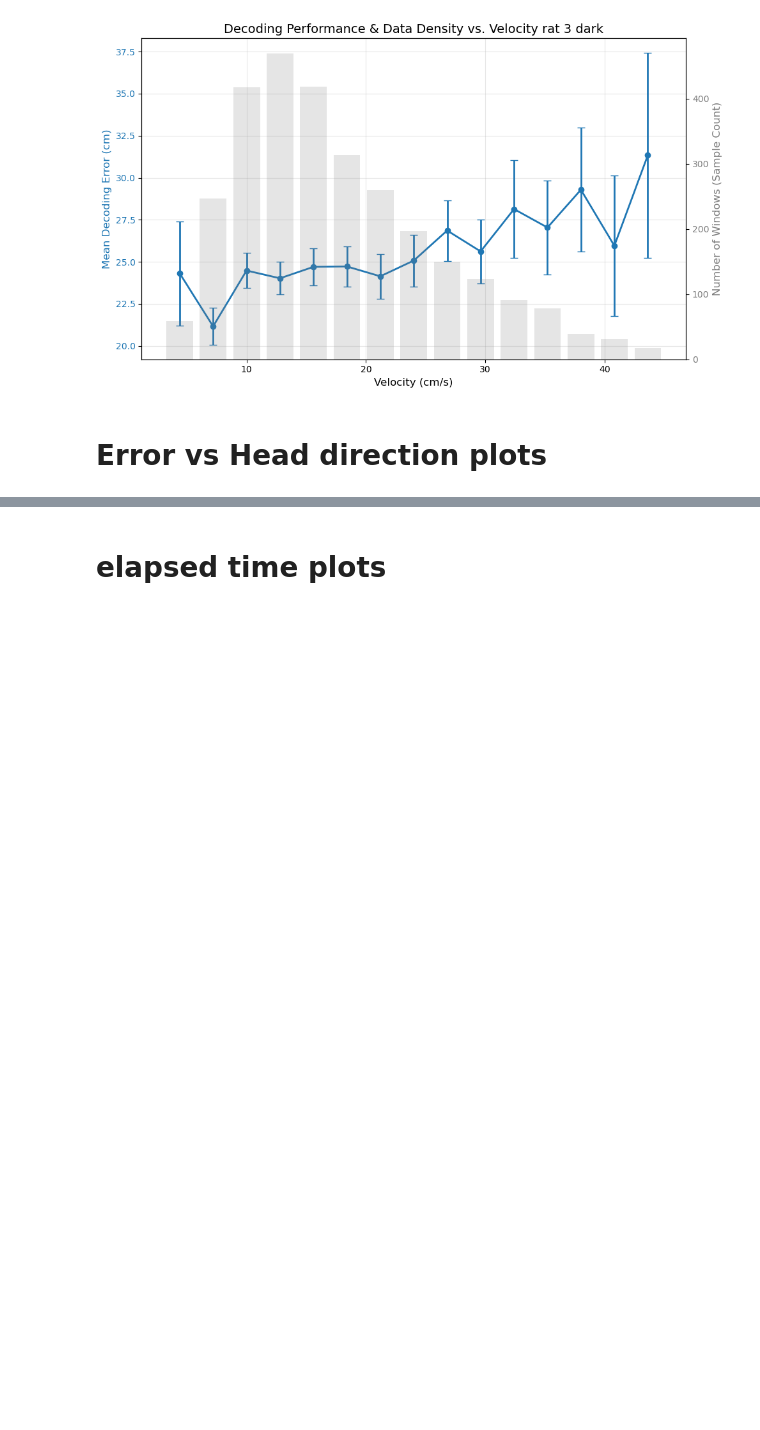
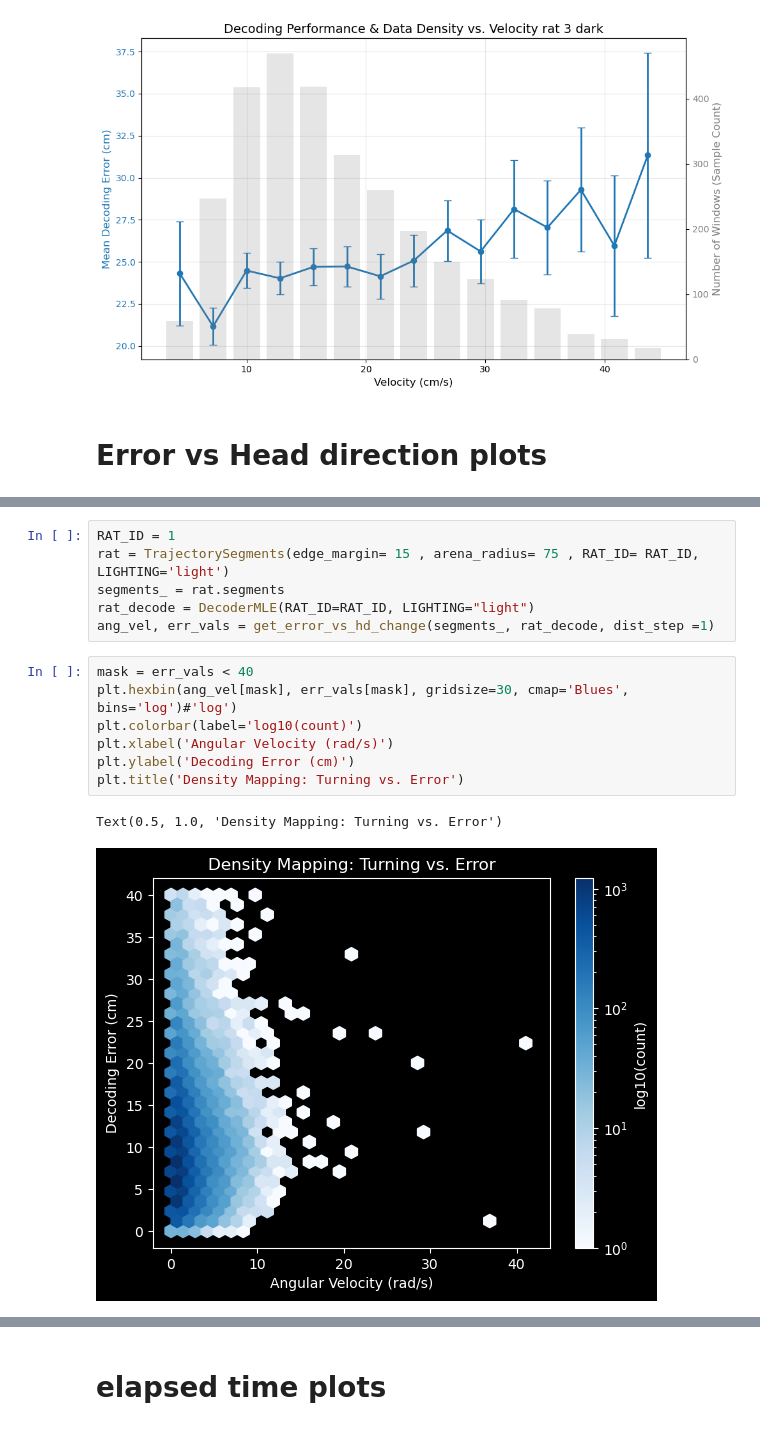
Before and after one commit to SaraZomorodi/Decoding_playground, a Jupyter notebook: PI_rats.ipynb, the cells around one changed output, grey strips where cells are left out. Drawn from its saved outputs; the diff is of its cells as text; blank space fills up the shorter version.

```diff
--- a/PI_rats.ipynb
+++ b/PI_rats.ipynb
@@ -370,0 +463,16 @@ array([ 2.8965941 ,  2.88301732,  2.86527863, ..., -3.11706654,
+# %%
+RAT_ID = 1
+rat = TrajectorySegments(edge_margin= 15 , arena_radius= 75 , RAT_ID= RAT_ID, LIGHTING='light')
+segments_ = rat.segments
+rat_decode = DecoderMLE(RAT_ID=RAT_ID, LIGHTING="light")
+ang_vel, err_vals = get_error_vs_hd_change(segments_, rat_decode, dist_step =1)
+# %%
+mask = err_vals < 40
+plt.hexbin(ang_vel[mask], err_vals[mask], gridsize=30, cmap='Blues', bins='log')#'log')
+plt.colorbar(label='log10(count)')
+plt.xlabel('Angular Velocity (rad/s)')
+plt.ylabel('Decoding Error (cm)')
+plt.title('Density Mapping: Turning vs. Error')
+# %% [output]
+Text(0.5, 1.0, 'Density Mapping: Turning vs. Error')
+[figure, added]
```
Also changed, not shown: parts of 30 cells of this notebook, 2 other files.
